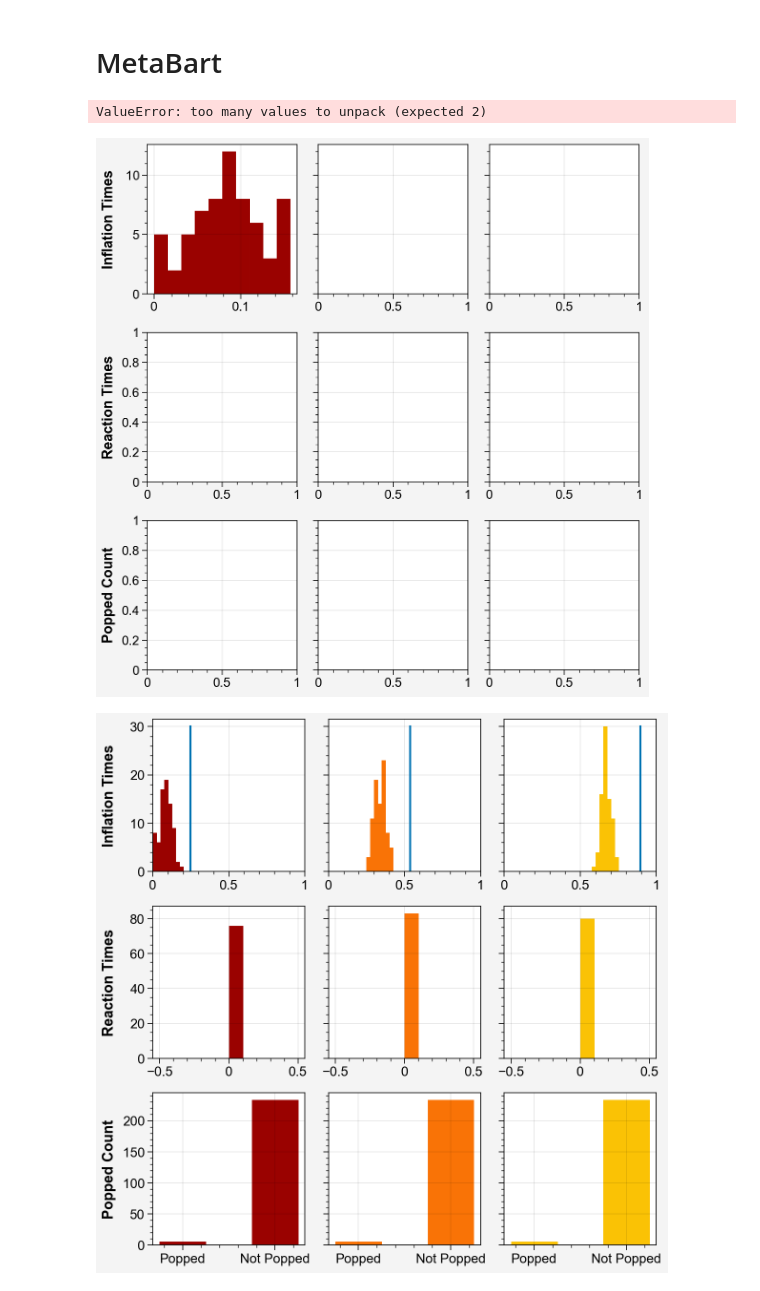
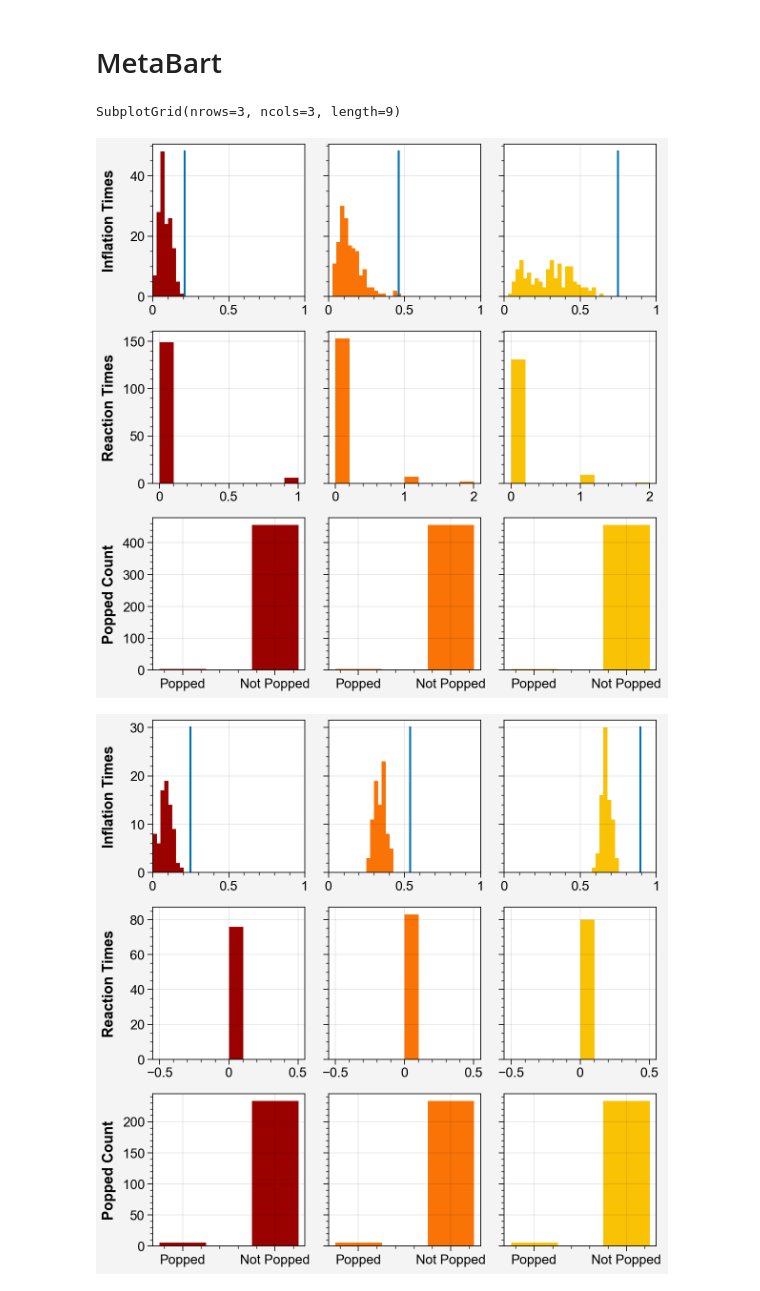
Before and after one commit to liuandrew/bart_ppo, a Jupyter notebook: write_and_test/bart_individual_episodes.ipynb, the cells around one changed output. Drawn from its saved outputs; the diff is of its cells as text; code cells hidden in the pictures.

```diff
--- a/write_and_test/bart_individual_episodes.ipynb
+++ b/write_and_test/bart_individual_episodes.ipynb
@@ -88,15 +91,15 @@ ax.legend()
 # %% [markdown]
 # MetaBart
 # %%
-evalu = partial(evalu, data_callback=meta_bart_callback,
+evalu = partial(forced_action_evaluate, data_callback=meta_bart_callback,
                 env_name="BartMetaEnv", num_episodes=10)
 # %%
-model, (obs_rms, ret_rms) = torch.load('../saved_checkpoints/meta/meta_t0/200.pt')
+model, (obs_rms, ret_rms) = torch.load('../saved_checkpoints/meta/meta_t0/20.pt')
 res = evalu(model, obs_rms, deterministic=False)
 plot_3color_meta_ep(res, metrics=['size', 'rt', 'popped'], ep_num=3)
 # %% [output]
-ValueError: too many values to unpack (expected 2)
+SubplotGrid(nrows=3, ncols=3, length=9)
-[figure, old version]
+[figure, new version]
 # %%
 %run model_evaluation
 %run bart_behavior_analysis
```
Also changed, not shown: parts of 15 cells of this notebook, 4 other files.
